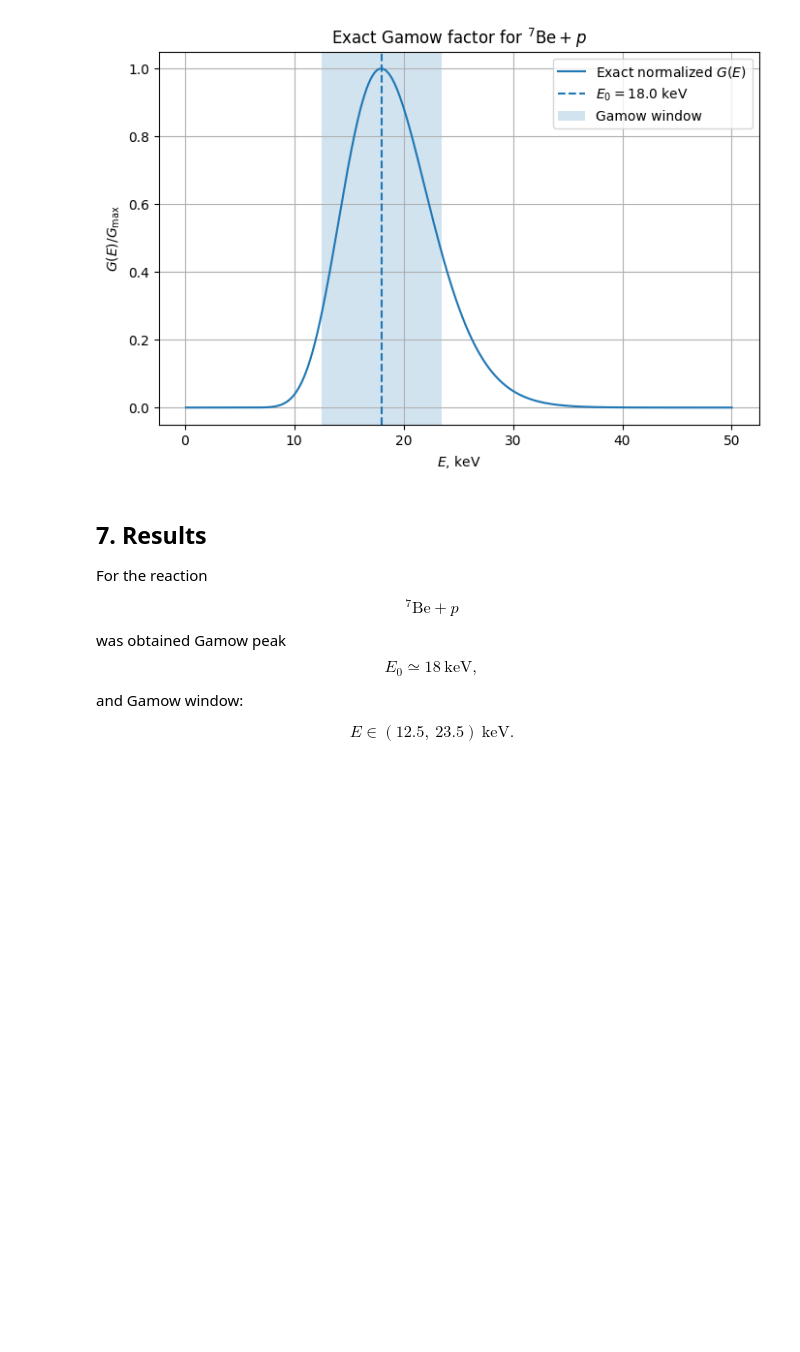
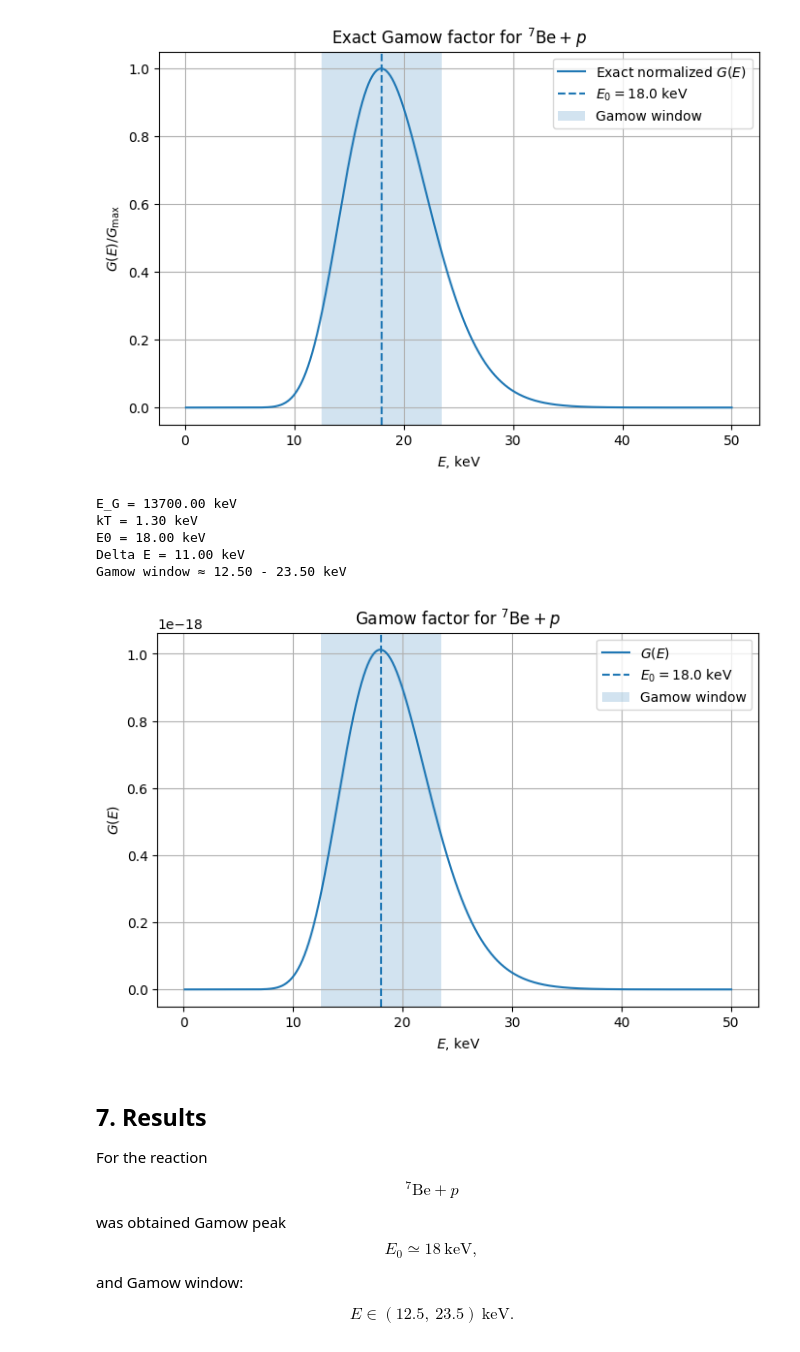
Before and after one commit to MetalWarlock/PQW-2026_Solar-Neutrino_Masterclass, a Jupyter notebook: Gamow_window_7Be_p_notebook_Levin.ipynb, the cells around one changed output. Cells and saved outputs as stored; diff of their text form; code cells hidden in the pictures; blank space fills up the shorter version.

```diff
--- a/Gamow_window_7Be_p_notebook_Levin.ipynb
+++ b/Gamow_window_7Be_p_notebook_Levin.ipynb
@@ -238,6 +238,81 @@ E0 = 18.00 keV
 Delta E = 11.00 keV
 Gamow window ≈ 12.50 - 23.50 keV
 [figure]
+# %%
+import numpy as np
+import matplotlib.pyplot as plt
+
+# ============================================================
+# 1. MANUAL PARAMETERS
+# Все значения задаёшь руками
+# ============================================================
+
+# Gamow energy
+E_G_keV = 13700.0   # keV
+
+# Solar-core thermal energy
+kT_keV = 1.30       # keV
+
+# Already known Gamow peak position
+E0_keV = 18      # keV
+
+# Already known Gamow-window width
+Delta_E_keV = 11 # keV
+
+# If you want to mark the window manually
+E_left_keV = 12.5  # keV
+E_right_keV = 23.5 # keV
+
+# Energy range for the plot
+E_min_keV = 0.1
+E_max_keV = 50.0
+N_points = 1000
+
+# ============================================================
+# 2. EXACT GAMOW FACTOR
+# ============================================================
+
+E = np.linspace(E_min_keV, E_max_keV, N_points)
+
+G = np.exp(-E / kT_keV - np.sqrt(E_G_keV / E))
+
+# Normalize to the maximum, so the peak height is 1
+G_norm = G / np.max(G)
+
+# ============================================================
+# 3. OUTPUT
+# ============================================================
+
+print(f"E_G = {E_G_keV:.2f} keV")
+print(f"kT = {kT_keV:.2f} keV")
+print(f"E0 = {E0_keV:.2f} keV")
+print(f"Delta E = {Delta_E_keV:.2f} keV")
+print(f"Gamow window ≈ {E_left_keV:.2f} - {E_right_keV:.2f} keV")
+
+# ============================================================
+# 4. PLOT
+# ============================================================
+
+plt.figure(figsize=(8, 5))
+
+plt.plot(E, G, label=r"$G(E)$")
+plt.axvline(E0_keV, linestyle="--", label=fr"$E_0={E0_keV:.1f}$ keV")
+plt.axvspan(E_left_keV, E_right_keV, alpha=0.2, label="Gamow window")
+
+plt.xlabel(r"$E$, keV")
+plt.ylabel(r"$G(E)$")
+plt.title(r"Gamow factor for $^7\mathrm{Be}+p$")
+plt.legend()
+plt.grid(True)
+
+plt.show()
+# %% [output]
+E_G = 13700.00 keV
+kT = 1.30 keV
+E0 = 18.00 keV
+Delta E = 11.00 keV
+Gamow window ≈ 12.50 - 23.50 keV
+[figure, added]
 # %% [markdown]
 ## 7. Results
 
```
